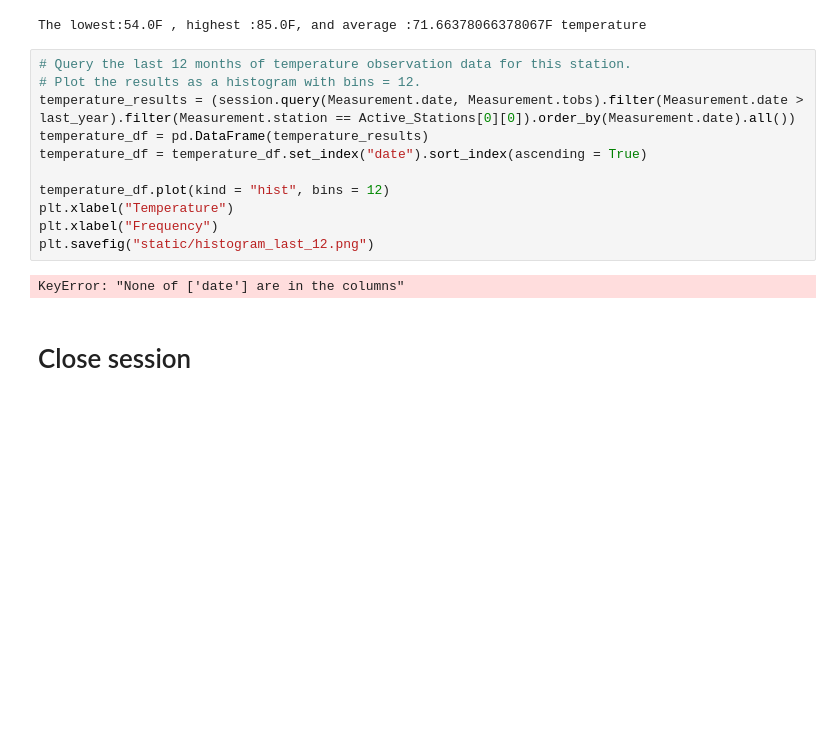
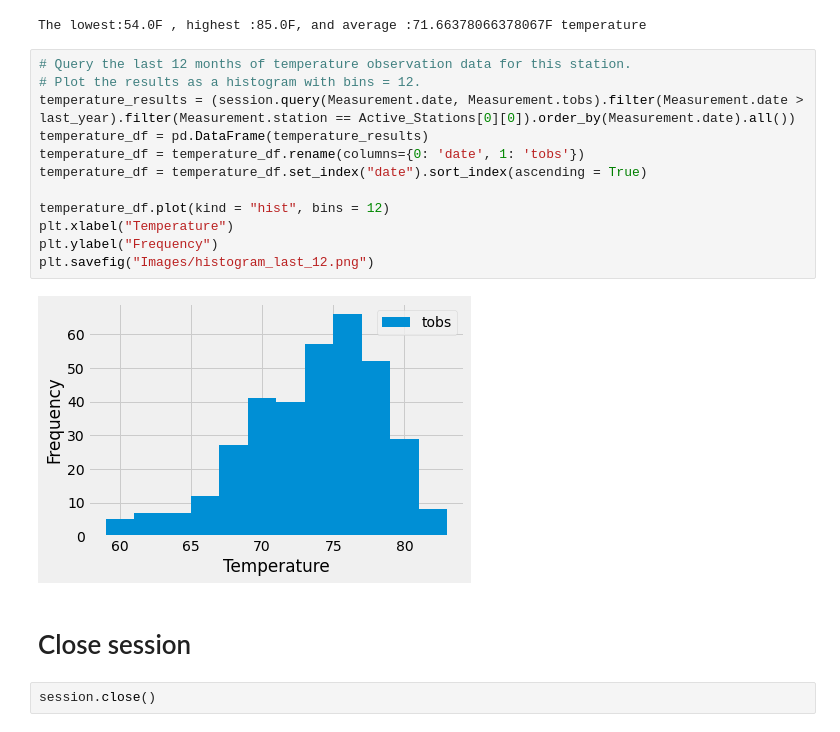
Before and after one commit to dalismo/sqlalchemy-challenge, a Jupyter notebook: climate_starter.ipynb, the cells around one changed output. Drawn from its saved outputs; the diff is of its cells as text; blank space fills up the shorter version.

```diff
--- a/climate_starter.ipynb
+++ b/climate_starter.ipynb
@@ -147,15 +147,18 @@ The lowest:54.0F , highest :85.0F, and average :71.66378066378067F temperature
 # %%
 # Query the last 12 months of temperature observation data for this station.
 # Plot the results as a histogram with bins = 12.
 temperature_results = (session.query(Measurement.date, Measurement.tobs).filter(Measurement.date > last_year).filter(Measurement.station == Active_Stations[0][0]).order_by(Measurement.date).all())
 temperature_df = pd.DataFrame(temperature_results)
+temperature_df = temperature_df.rename(columns={0: 'date', 1: 'tobs'})
 temperature_df = temperature_df.set_index("date").sort_index(ascending = True)
 
 temperature_df.plot(kind = "hist", bins = 12)
 plt.xlabel("Temperature")
-plt.xlabel("Frequency")
-plt.savefig("static/histogram_last_12.png")
+plt.ylabel("Frequency")
+plt.savefig("Images/histogram_last_12.png")
 # %% [output]
-KeyError: "None of ['date'] are in the columns"
+[figure, added]
 # %% [markdown]
 # Close session
+# %%
+session.close()
```
Also changed, not shown: parts of 1 cell of this notebook, 2 other files.
